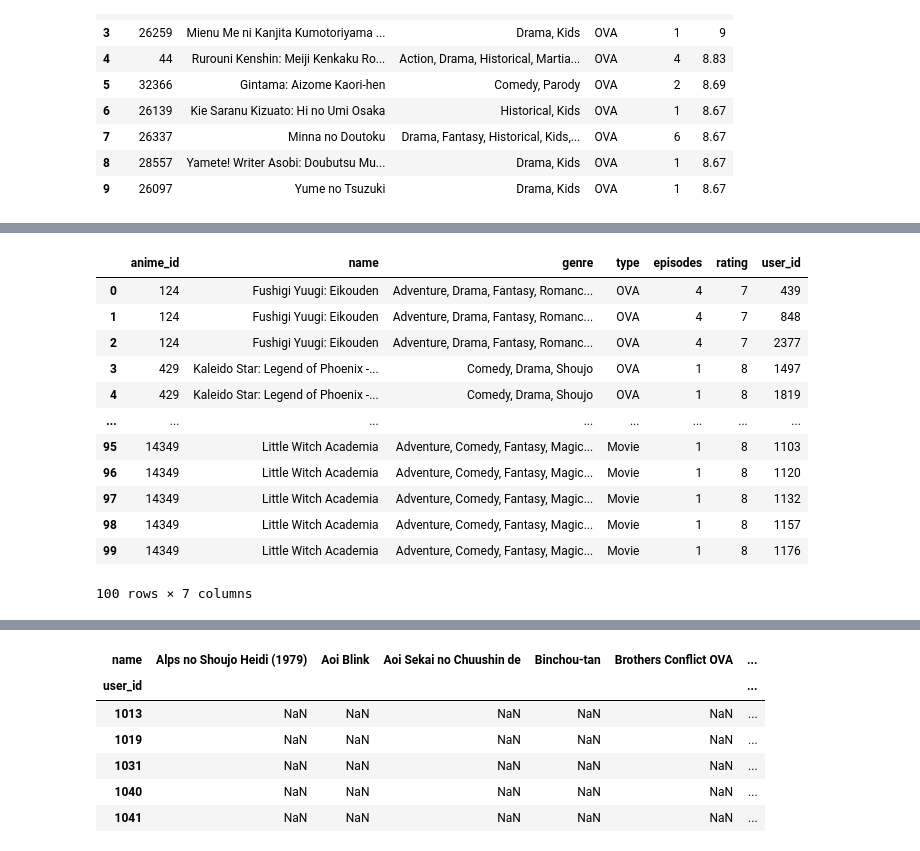
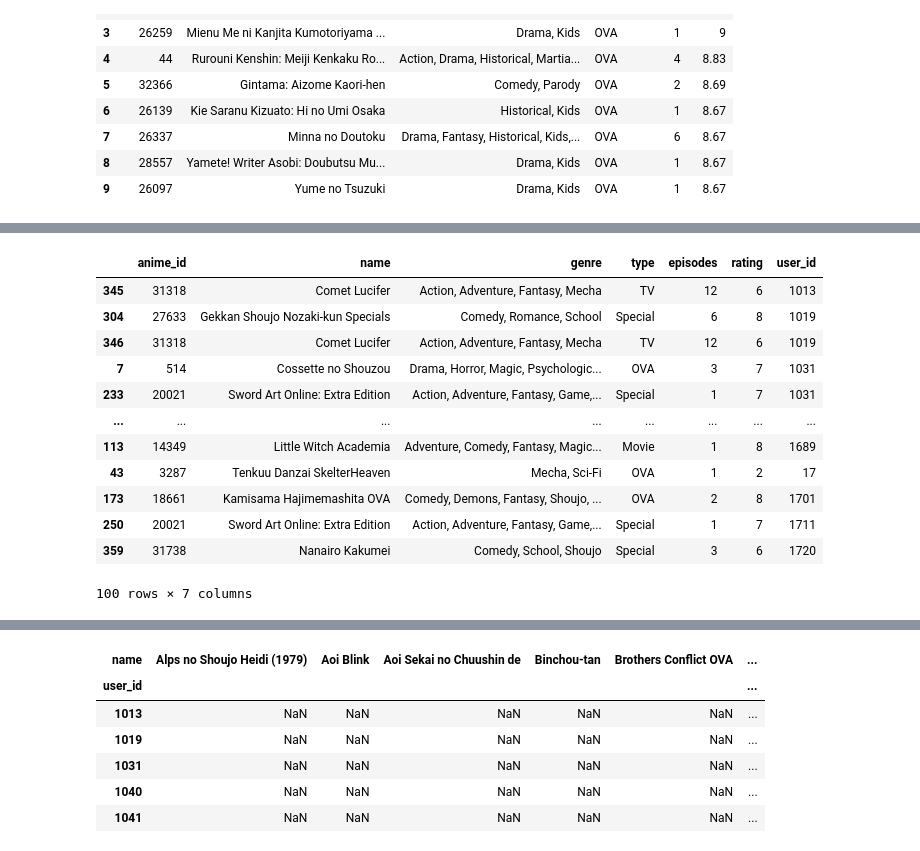
Before and after one commit to Capstone-Project-group/Recommender-System, a Jupyter notebook: Data-Prep.ipynb, the cells around one changed output, grey strips where cells are left out. Drawn from its saved outputs; the diff is of its cells as text; code cells hidden in the pictures.

```diff
--- a/Data-Prep.ipynb
+++ b/Data-Prep.ipynb
@@ -134,17 +139,18 @@ rating_stats.head(10)
 # %%
 anime_ratings = pd.merge(anime, ratings)
+anime_ratings = anime_ratings.sort_values(by='user_id', ascending=True)
 anime_ratings.head(100)
 # %% [output]
 |  | anime_id | name | genre | type | episodes | rating | user_id |
-| 0 | 124 | Fushigi Yuugi: Eikouden | Adventure, Drama, Fantasy, Romanc... | OVA | 4 | 7 | 439 |
-| 1 | 124 | Fushigi Yuugi: Eikouden | Adventure, Drama, Fantasy, Romanc... | OVA | 4 | 7 | 848 |
-| 2 | 124 | Fushigi Yuugi: Eikouden | Adventure, Drama, Fantasy, Romanc... | OVA | 4 | 7 | 2377 |
-| 3 | 429 | Kaleido Star: Legend of Phoenix -... | Comedy, Drama, Shoujo | OVA | 1 | 8 | 1497 |
-| 4 | 429 | Kaleido Star: Legend of Phoenix -... | Comedy, Drama, Shoujo | OVA | 1 | 8 | 1819 |
+| 345 | 31318 | Comet Lucifer | Action, Adventure, Fantasy, Mecha | TV | 12 | 6 | 1013 |
+| 304 | 27633 | Gekkan Shoujo Nozaki-kun Specials | Comedy, Romance, School | Special | 6 | 8 | 1019 |
+| 346 | 31318 | Comet Lucifer | Action, Adventure, Fantasy, Mecha | TV | 12 | 6 | 1019 |
+| 7 | 514 | Cossette no Shouzou | Drama, Horror, Magic, Psychologic... | OVA | 3 | 7 | 1031 |
+| 233 | 20021 | Sword Art Online: Extra Edition | Action, Adventure, Fantasy, Game,... | Special | 1 | 7 | 1031 |
 | ... | ... | ... | ... | ... | ... | ... | ... |
-| 95 | 14349 | Little Witch Academia | Adventure, Comedy, Fantasy, Magic... | Movie | 1 | 8 | 1103 |
-| 96 | 14349 | Little Witch Academia | Adventure, Comedy, Fantasy, Magic... | Movie | 1 | 8 | 1120 |
-| 97 | 14349 | Little Witch Academia | Adventure, Comedy, Fantasy, Magic... | Movie | 1 | 8 | 1132 |
-| 98 | 14349 | Little Witch Academia | Adventure, Comedy, Fantasy, Magic... | Movie | 1 | 8 | 1157 |
-| 99 | 14349 | Little Witch Academia | Adventure, Comedy, Fantasy, Magic... | Movie | 1 | 8 | 1176 |
+| 113 | 14349 | Little Witch Academia | Adventure, Comedy, Fantasy, Magic... | Movie | 1 | 8 | 1689 |
+| 43 | 3287 | Tenkuu Danzai SkelterHeaven | Mecha, Sci-Fi | OVA | 1 | 2 | 17 |
+| 173 | 18661 | Kamisama Hajimemashita OVA | Comedy, Demons, Fantasy, Shoujo, ... | OVA | 2 | 8 | 1701 |
+| 250 | 20021 | Sword Art Online: Extra Edition | Action, Adventure, Fantasy, Game,... | Special | 1 | 7 | 1711 |
+| 359 | 31738 | Nanairo Kakumei | Comedy, School, Shoujo | Special | 3 | 6 | 1720 |
 100 rows × 7 columns
```
Also changed, not shown: parts of 21 cells of this notebook, 1 other file.
